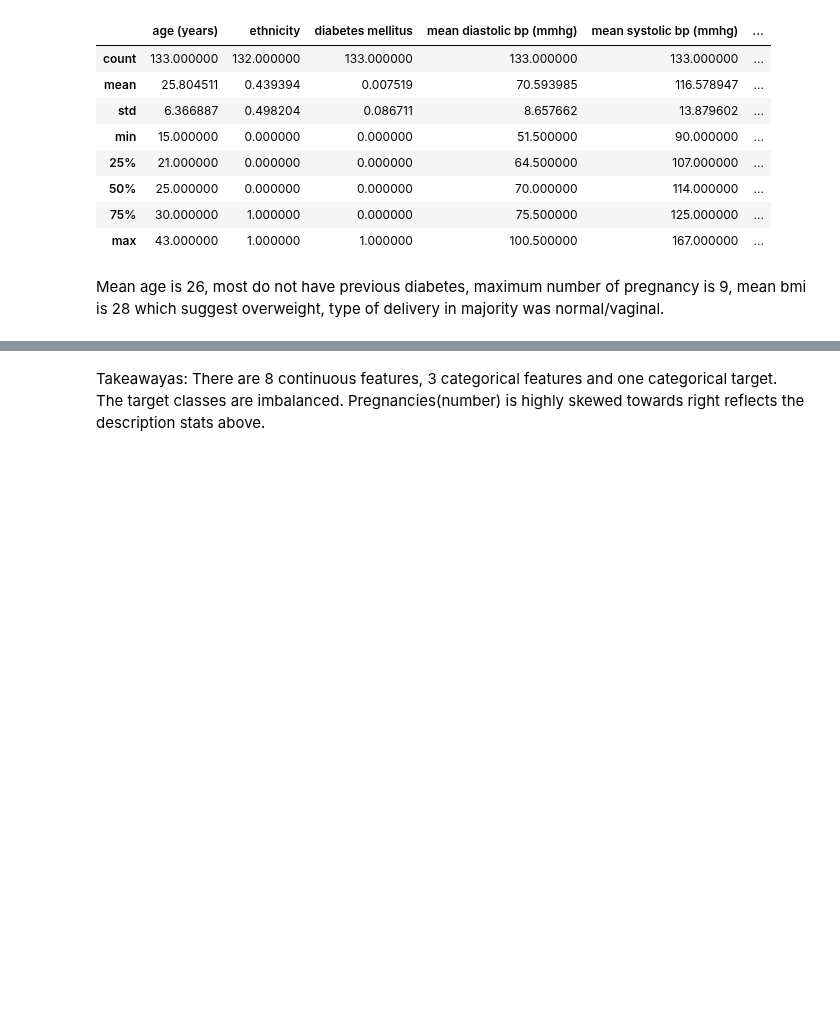
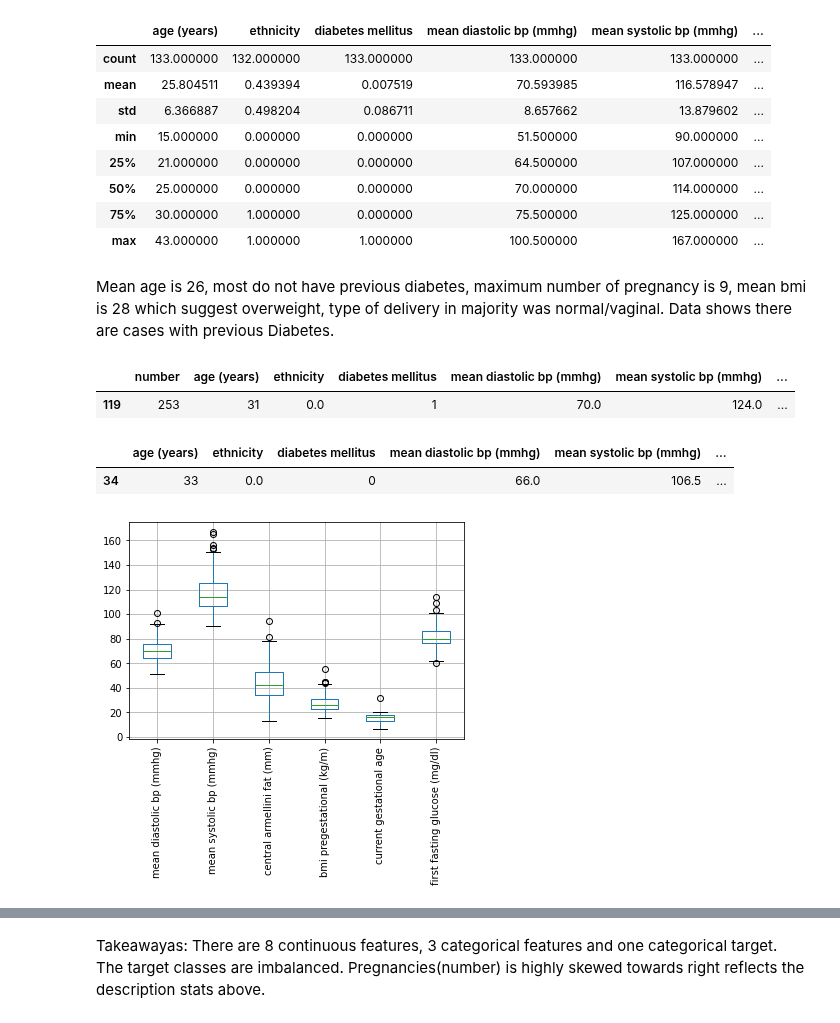
Before and after one commit to Harmeet2504/Insight_Health, a Jupyter notebook: notebooks/EDA.ipynb, the cells around one changed output, grey strips where cells are left out. Cells and saved outputs as stored; diff of their text form; code cells hidden in the pictures; blank space fills up the shorter version.

```diff
--- a/notebooks/EDA.ipynb
+++ b/notebooks/EDA.ipynb
@@ -62,6 +74,23 @@ df.describe()
 | 75% | 30.000000 | 1.000000 | 0.000000 | 75.500000 | 125.000000 | ... |
 | max | 43.000000 | 1.000000 | 1.000000 | 100.500000 | 167.000000 | ... |
 # %% [markdown]
-Mean age is 26, most do not have previous diabetes, maximum number of pregnancy is 9, mean bmi is 28 which suggest overweight, type of delivery in majority was normal/vaginal.
+Mean age is 26, most do not have previous diabetes, maximum number of pregnancy is 9, mean bmi is 28 which suggest overweight, type of delivery in majority was normal/vaginal. Data shows there are cases with previous Diabetes.
+# %%
+#Check previous diabetic cases
+df.loc[df["diabetes mellitus"]==1]
+# %% [output]
+|  | number | age (years) | ethnicity | diabetes mellitus | mean diastolic bp (mmhg) | mean systolic bp (mmhg) | ... |
+| 119 | 253 | 31 | 0.0 | 1 | 70.0 | 124.0 | ... |
+# %%
+#Check how many cases are past week 25 in current gestational age (since idea is to collect data prior to week 26)
+df.loc[df["current gestational age"]>25]
+# %% [output]
+|  | age (years) | ethnicity | diabetes mellitus | mean diastolic bp (mmhg) | mean systolic bp (mmhg) | ... |
+| 34 | 33 | 0.0 | 0 | 66.0 | 106.5 | ... |
+# %%
+#Check for outliers
+boxplot = df.boxplot(column=['mean diastolic bp (mmhg)', 'mean systolic bp (mmhg)', 'central armellini fat (mm)', 'bmi pregestational (kg/m)', 'current gestational age', 'first fasting glucose (mg/dl)'],rot=90)
+# %% [output]
+[figure, added]
 # %%
 #Check data distribution
```
Also changed, not shown: parts of 23 cells of this notebook.
